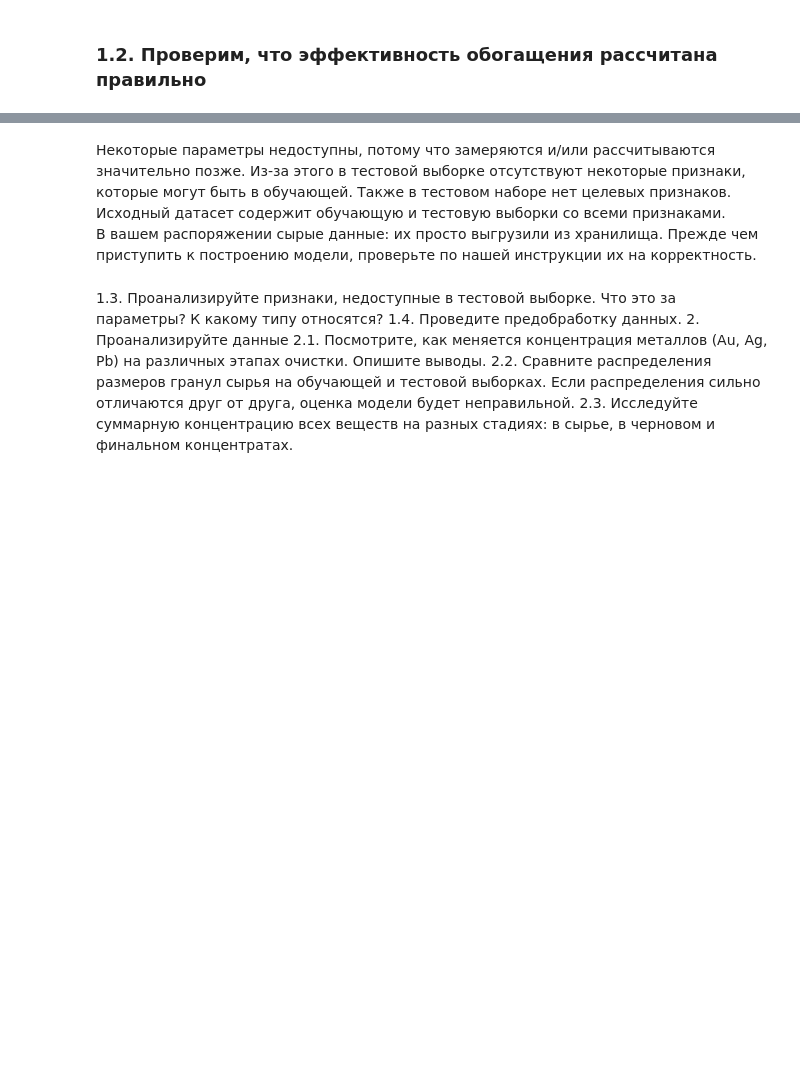
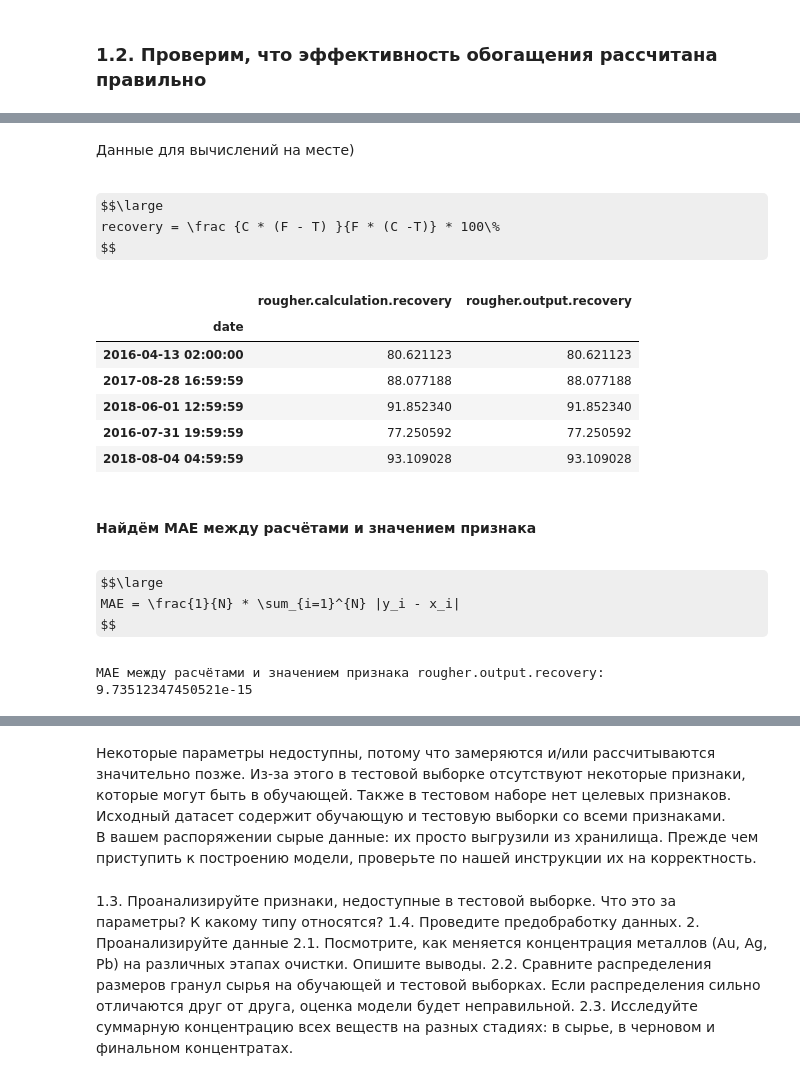
Before and after one commit to zabelin-ds/practicum, a Jupyter notebook: 09_project/09_project.ipynb, the cells around one changed output, grey strips where cells are left out. Drawn from its saved outputs; the diff is of its cells as text; code cells hidden in the pictures; some formulas as TeX source; blank space fills up the shorter version.

```diff
--- a/09_project/09_project.ipynb
+++ b/09_project/09_project.ipynb
@@ -314,0 +372,60 @@ None
+# %% [markdown]
+Данные для вычислений на месте)
+# %% [markdown]
+$$\large
+recovery = \frac {C * (F - T) }{F * (C -T)} * 100\%
+$$
+# %%
+def calc_recovery(concentrate_au, feed_au, tail_au):
+    c = concentrate_au
+    f = feed_au
+    t = tail_au
+
+    recovery = ((c * (f - t)) / (f * (c - t))) * 100
+
+    return recovery
+# %%
+gold_recovery_train['rougher.calculation.recovery'] = gold_recovery_train.loc[:,
+        ['rougher.output.concentrate_au',
+        'rougher.input.feed_au',
+        'rougher.output.tail_au',]
+    ].apply(lambda to_calc:
+            calc_recovery(
+                to_calc['rougher.output.concentrate_au'],
+                to_calc['rougher.input.feed_au'],
+                to_calc['rougher.output.tail_au']
+            ),
+            axis=1
+    )
+# %%
+display(
+    gold_recovery_train.loc[: ,
+        ['rougher.calculation.recovery', 'rougher.output.recovery']
+    ].sample(5)
+)
+# %% [output]
+|  | rougher.calculation.recovery | rougher.output.recovery |
+| date |  |  |
+| 2016-04-13 02:00:00 | 80.621123 | 80.621123 |
+| 2017-08-28 16:59:59 | 88.077188 | 88.077188 |
+| 2018-06-01 12:59:59 | 91.852340 | 91.852340 |
+| 2016-07-31 19:59:59 | 77.250592 | 77.250592 |
+| 2018-08-04 04:59:59 | 93.109028 | 93.109028 |
+# %% [markdown]
+####  Найдём MAE между расчётами и значением признака
+# %% [markdown]
+$$\large
+MAE = \frac{1}{N} * \sum_{i=1}^{N} |y_i - x_i|
+$$
+# %%
+print(
+    'MAE между расчётами и значением признака rougher.output.recovery',
+    mean_absolute_error(
+        gold_recovery_train['rougher.output.recovery'],
+        gold_recovery_train['rougher.calculation.recovery'],
+    ),
+    sep=':\n'
+)
+# %% [output]
+MAE между расчётами и значением признака rougher.output.recovery:
+9.73512347450521e-15
```
Also changed, not shown: parts of 23 cells of this notebook.
